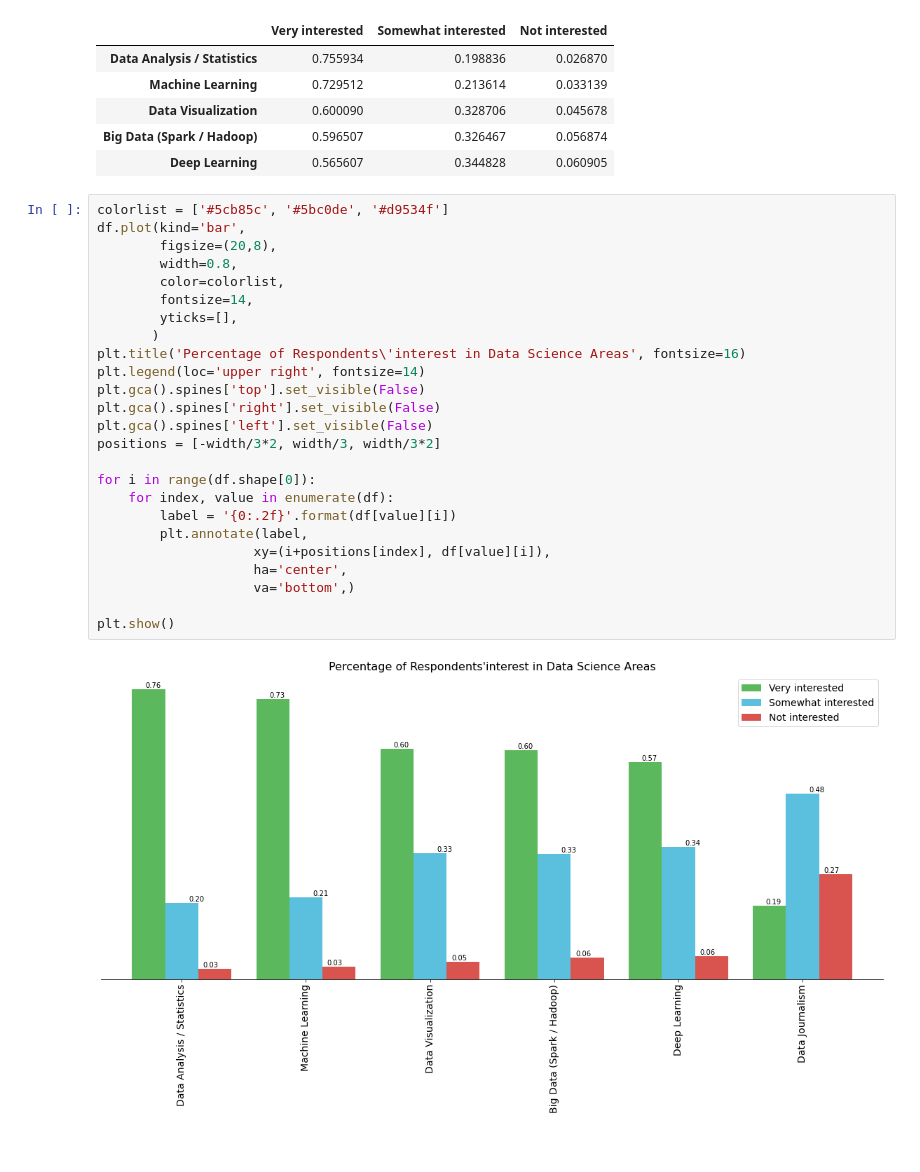
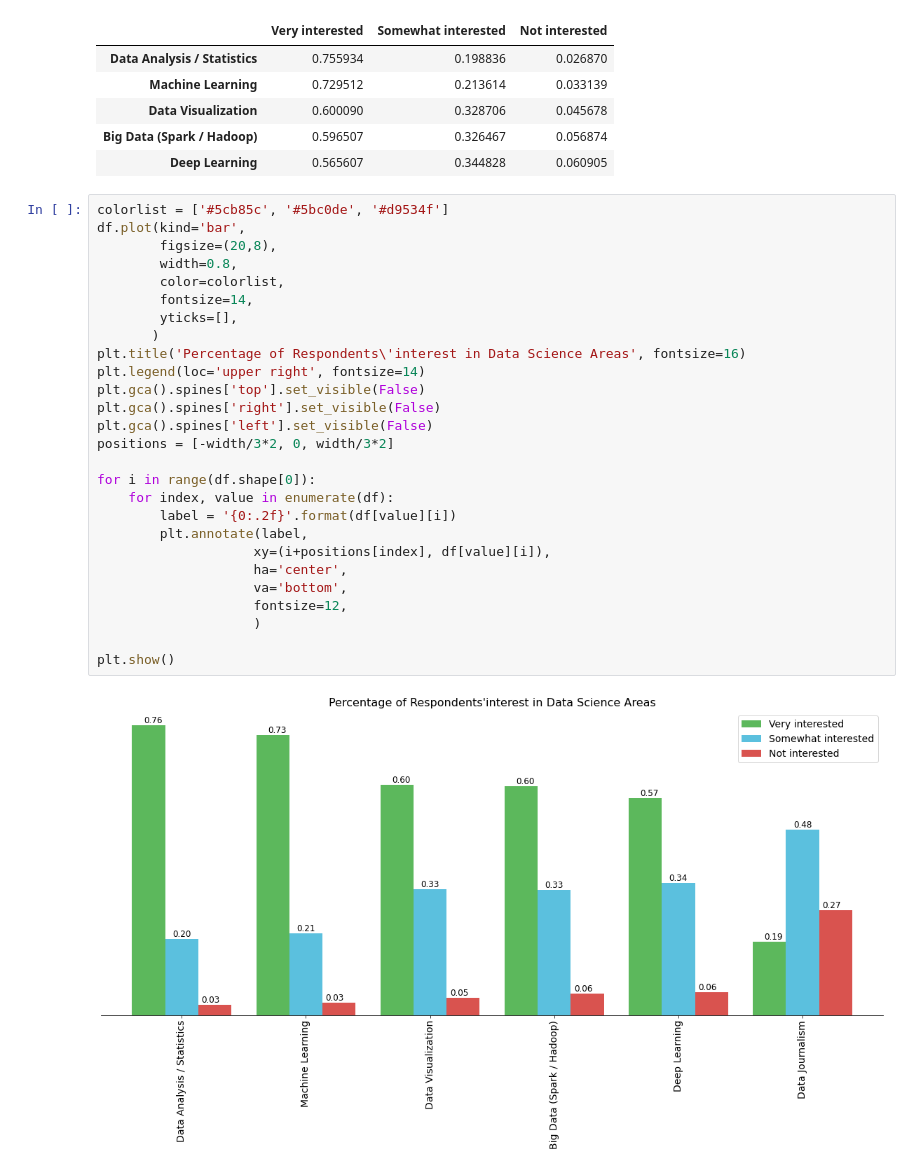
Before and after one commit to szhang5/Coursera_Capstone, a Jupyter notebook: Data Visualization/Untitled.ipynb, the cells around one changed output. Saved outputs shown, nothing was run; the diff lists cells and outputs as text.

```diff
--- a/Data Visualization/Untitled.ipynb
+++ b/Data Visualization/Untitled.ipynb
@@ -78,27 +78,29 @@ df.head()
 # %%
 colorlist = ['#5cb85c', '#5bc0de', '#d9534f']
 df.plot(kind='bar',
         figsize=(20,8),
         width=0.8,
         color=colorlist,
         fontsize=14,
         yticks=[],
        )
 plt.title('Percentage of Respondents\'interest in Data Science Areas', fontsize=16)
 plt.legend(loc='upper right', fontsize=14)
 plt.gca().spines['top'].set_visible(False)
 plt.gca().spines['right'].set_visible(False)
 plt.gca().spines['left'].set_visible(False)
-positions = [-width/3*2, width/3, width/3*2]
+positions = [-width/3*2, 0, width/3*2]
 
 for i in range(df.shape[0]):
     for index, value in enumerate(df):
         label = '{0:.2f}'.format(df[value][i])
         plt.annotate(label,
                     xy=(i+positions[index], df[value][i]),
                     ha='center',
-                    va='bottom',)
+                    va='bottom',
+                    fontsize=12,
+                    )
 
 plt.show()
 # %% [output]
-[figure, old version]
+[figure, new version]
```
Also changed, not shown: parts of 4 cells of this notebook, 2 other files.
